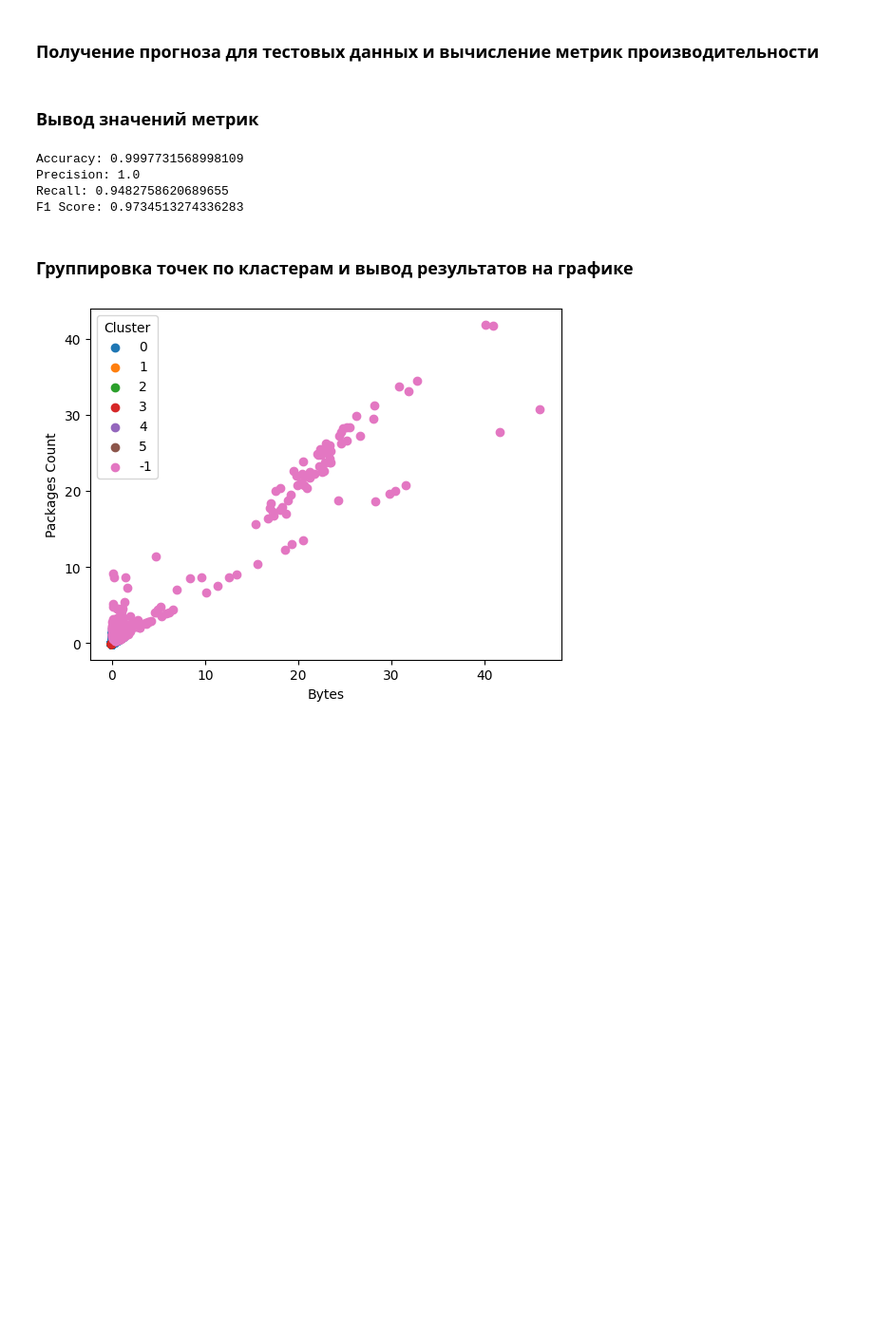
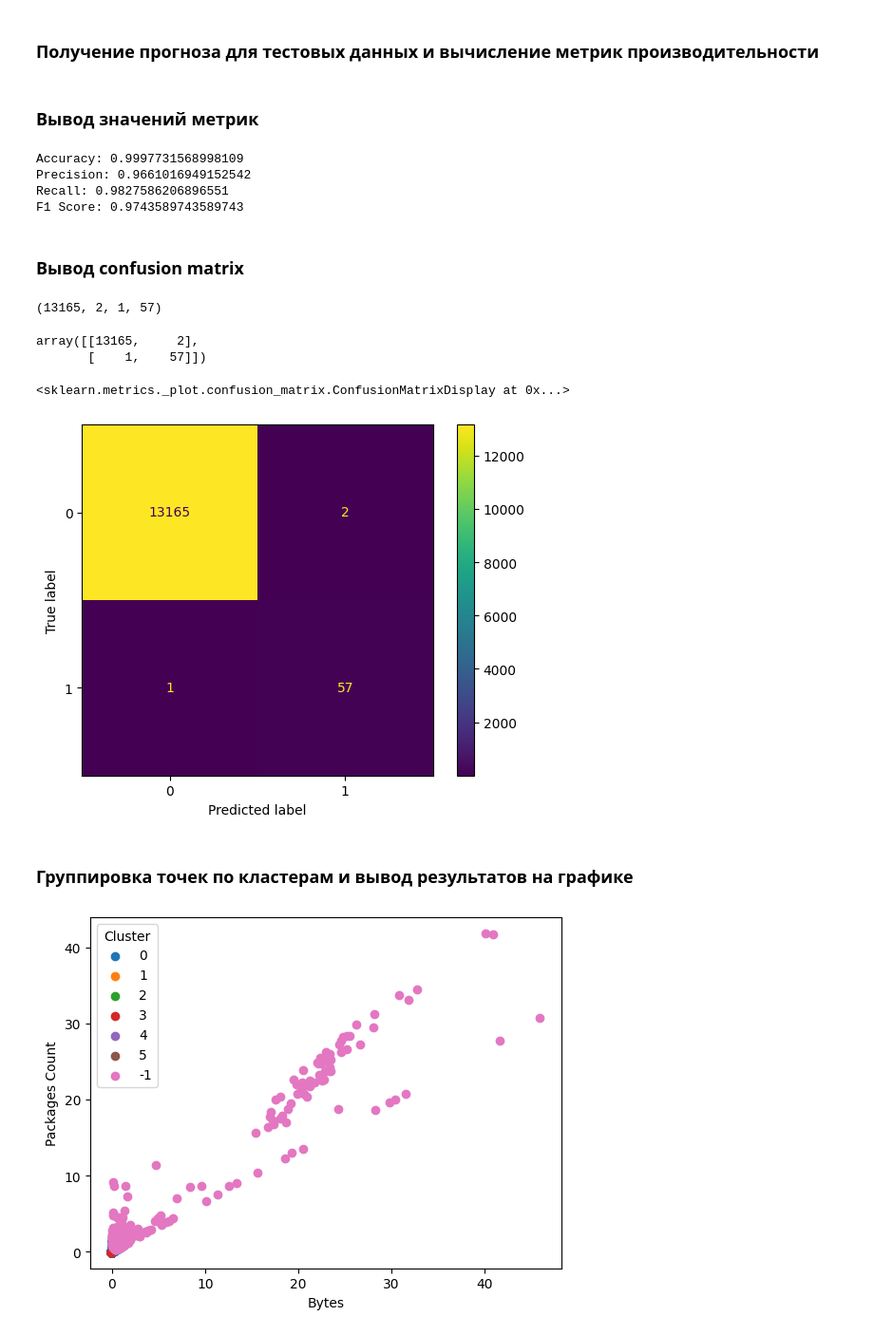
Before and after one commit to mdlufy/tmo, a Jupyter notebook: nirs/nirs.ipynb, the cells around one changed output. Shown: that part at 95% size. Saved outputs shown, nothing was run; the diff lists cells and outputs as text; code cells hidden in the pictures; blank space fills up the shorter version.

Commit message:
feat: update model hyperparameters to improve metrics

```diff
--- a/nirs/nirs.ipynb
+++ b/nirs/nirs.ipynb
@@ -71,5 +66,5 @@ le_destination_port = LabelEncoder()
 # %%
-df['source_ip'] = le_source_ip.fit_transform(df['source_ip'])
-df['destination_ip'] = le_destination_ip.fit_transform(df['destination_ip'])
-df['source_port'] = le_source_port.fit_transform(df['source_port'])
-df['destination_port'] = le_destination_port.fit_transform(df['destination_port'])
+df['source_ip'] = LabelEncoder().fit_transform(df['source_ip'])
+df['destination_ip'] = LabelEncoder().fit_transform(df['destination_ip'])
+df['source_port'] = LabelEncoder().fit_transform(df['source_port'])
+df['destination_port'] = LabelEncoder().fit_transform(df['destination_port'])
@@ -76,6 +73,5 @@ df['destination_port'] = le_destination_port.fit_transform(df['destination_port'
 # %%
-scaler = StandardScaler()
-df[['source_ip', 'destination_ip', 'source_port', 'destination_port', 'bytes', 'packages_count']] = scaler.fit_transform(df[['source_ip', 'destination_ip', 'source_port', 'destination_port', 'bytes', 'packages_count']])
+df[['source_ip', 'destination_ip', 'source_port', 'destination_port', 'bytes', 'packages_count']] = StandardScaler().fit_transform(df[['source_ip', 'destination_ip', 'source_port', 'destination_port', 'bytes', 'packages_count']])
 # %% [markdown]
 ### Создание экземпляра класса DBSCAN и использование закодированных и нормализованных значений для кластеризации
 # %%
@@ -94,11 +91,14 @@ df['is_anomaly'] = np.where(labels==-1, 1, 0)
 # %% [markdown]
 ### Разбивка данных на обучающую и тестовую выборки
 # %%
-X_train, X_test, y_train, y_test = train_test_split(df.drop(['is_anomaly'], axis=1), df['is_anomaly'], test_size=0.3, random_state=42, stratify=df['is_anomaly'])
+y = df['is_anomaly']
+X = df.drop('is_anomaly', axis=1)
+
+X_train, X_test, y_train, y_test = train_test_split(X, y, test_size=0.3, stratify=df['is_anomaly'])
 # %% [markdown]
 ### Создание экземпляра модели градиентного бустинга с регуляризацией
 # %%
-gb = GradientBoostingClassifier(n_estimators=100, max_depth=5, learning_rate=0.1, subsample=0.8, random_state=42, min_samples_split=10, min_samples_leaf=5, max_features='sqrt')
+gb = GradientBoostingClassifier(n_estimators=102, max_depth=5, subsample=0.9, random_state=42, min_samples_split=10, min_samples_leaf=5, max_features='sqrt')
 
 gb.fit(X_train, y_train)
 # %% [output]
@@ -122,9 +122,29 @@ print('Recall:', recall)
 print('F1 Score:', f1)
 # %% [output]
 Accuracy: 0.9997731568998109
-Precision: 1.0
-Recall: 0.9482758620689655
-F1 Score: 0.9734513274336283
+Precision: 0.9661016949152542
+Recall: 0.9827586206896551
+F1 Score: 0.9743589743589743
+# %% [markdown]
+### Вывод confusion matrix
+# %%
+tn, fp, fn, tp = confusion_matrix(y_test, y_pred).ravel()
+tn, fp, fn, tp
+# %% [output]
+(13165, 2, 1, 57)
+# %%
+confusion_matrix(y_test, y_pred, labels=[0, 1])
+# %% [output]
+array([[13165,     2],
+       [    1,    57]])
+# %%
+cm1 = confusion_matrix(y_test, y_pred, labels = gb.classes_)
+
+disp = ConfusionMatrixDisplay(confusion_matrix=cm1, display_labels=['0', '1'])
+disp.plot()
+# %% [output]
+<sklearn.metrics._plot.confusion_matrix.ConfusionMatrixDisplay at 0x...>
+[figure, added]
 # %% [markdown]
 ### Группировка точек по кластерам и вывод результатов на графике
 # %%
```
Also changed, not shown: parts of 5 cells of this notebook.
